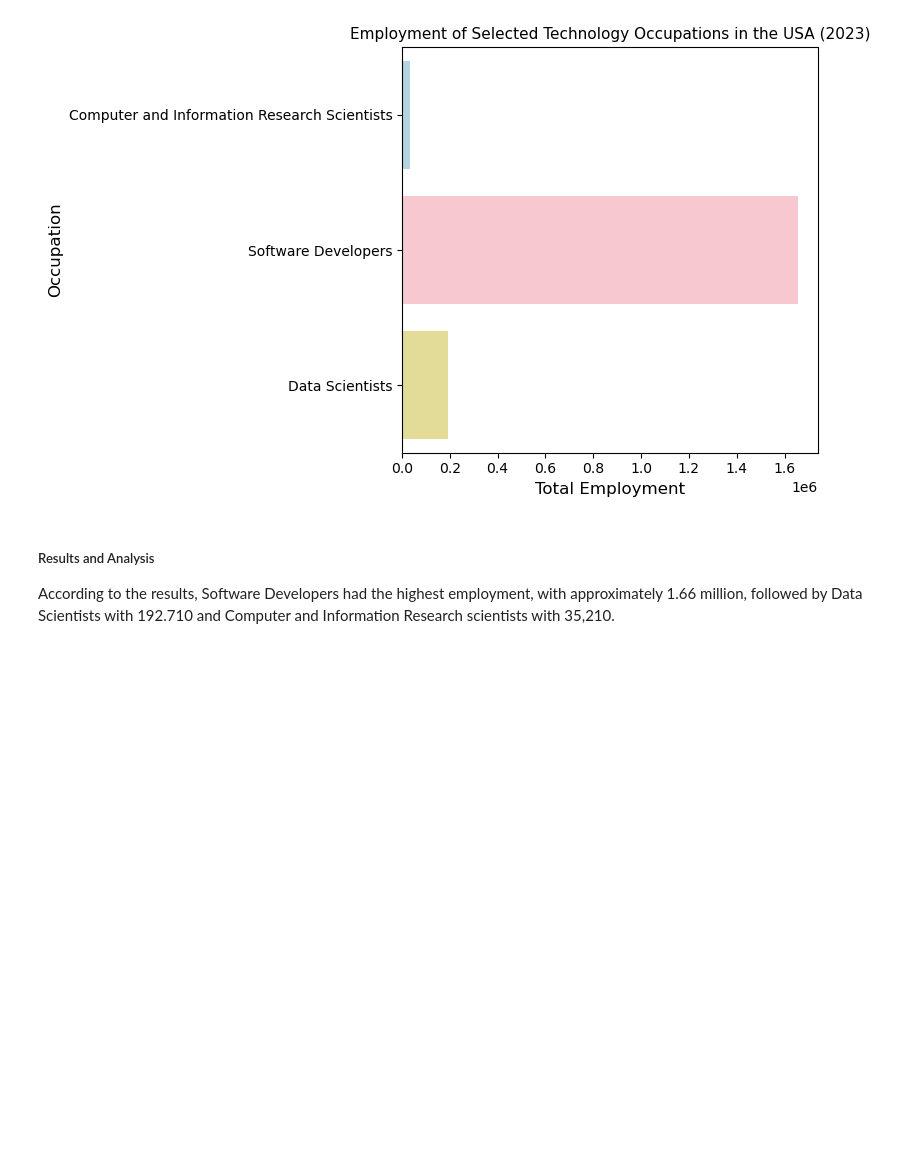
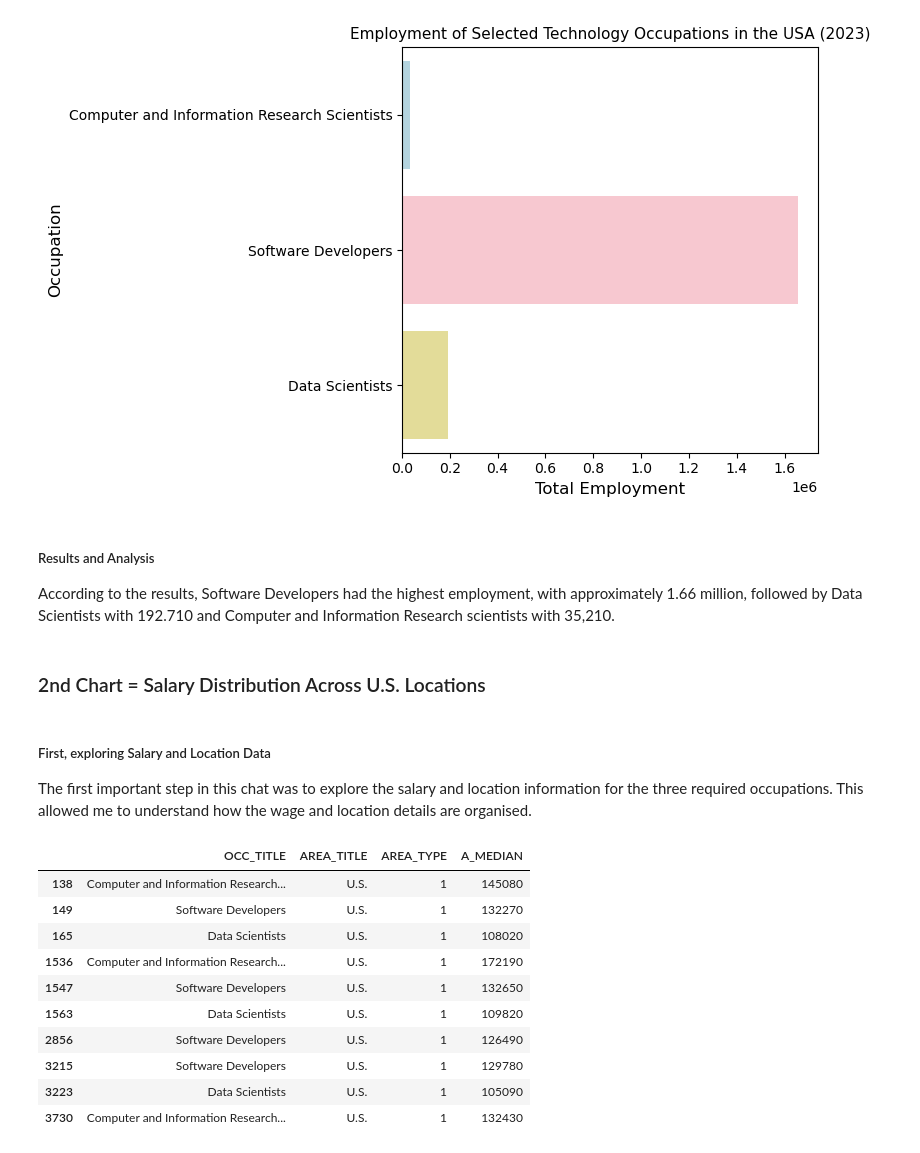
Before and after one commit to HeloEugenio0916/Data-Visualisation-and-Communication-CA1, a Jupyter notebook: CA1.ipynb, the cells around one changed output. Cells and saved outputs as stored; diff of their text form; code cells hidden in the pictures; blank space fills up the shorter version.

```diff
--- a/CA1.ipynb
+++ b/CA1.ipynb
@@ -187,3 +187,23 @@ plt.show()
 # %% [markdown]
 ##### Results and Analysis
 According to the results, Software Developers had the highest employment, with approximately 1.66 million, followed by Data Scientists with 192.710 and Computer and Information Research scientists with 35,210.
+# %% [markdown]
+### 2nd Chart = Salary Distribution Across U.S. Locations
+# %% [markdown]
+##### First, exploring Salary and Location Data
+
+The first important step in this chat was to explore the salary and location information for the three required occupations. This allowed me to understand how the wage and location details are organised.
+# %%
+tech[["OCC_TITLE", "AREA_TITLE", "AREA_TYPE", "A_MEDIAN"]].head(10)
+# %% [output]
+|  | OCC_TITLE | AREA_TITLE | AREA_TYPE | A_MEDIAN |
+| 138 | Computer and Information Research... | U.S. | 1 | 145080 |
+| 149 | Software Developers | U.S. | 1 | 132270 |
+| 165 | Data Scientists | U.S. | 1 | 108020 |
+| 1536 | Computer and Information Research... | U.S. | 1 | 172190 |
+| 1547 | Software Developers | U.S. | 1 | 132650 |
+| 1563 | Data Scientists | U.S. | 1 | 109820 |
+| 2856 | Software Developers | U.S. | 1 | 126490 |
+| 3215 | Software Developers | U.S. | 1 | 129780 |
+| 3223 | Data Scientists | U.S. | 1 | 105090 |
+| 3730 | Computer and Information Research... | U.S. | 1 | 132430 |
```
Also changed, not shown: parts of 18 cells of this notebook.
